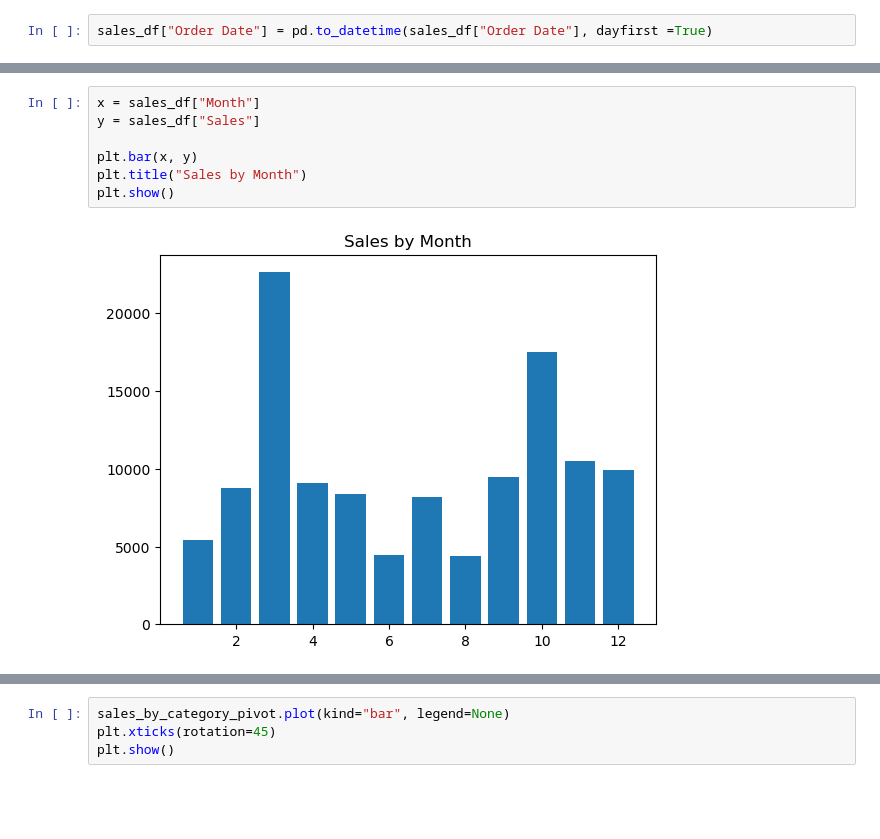
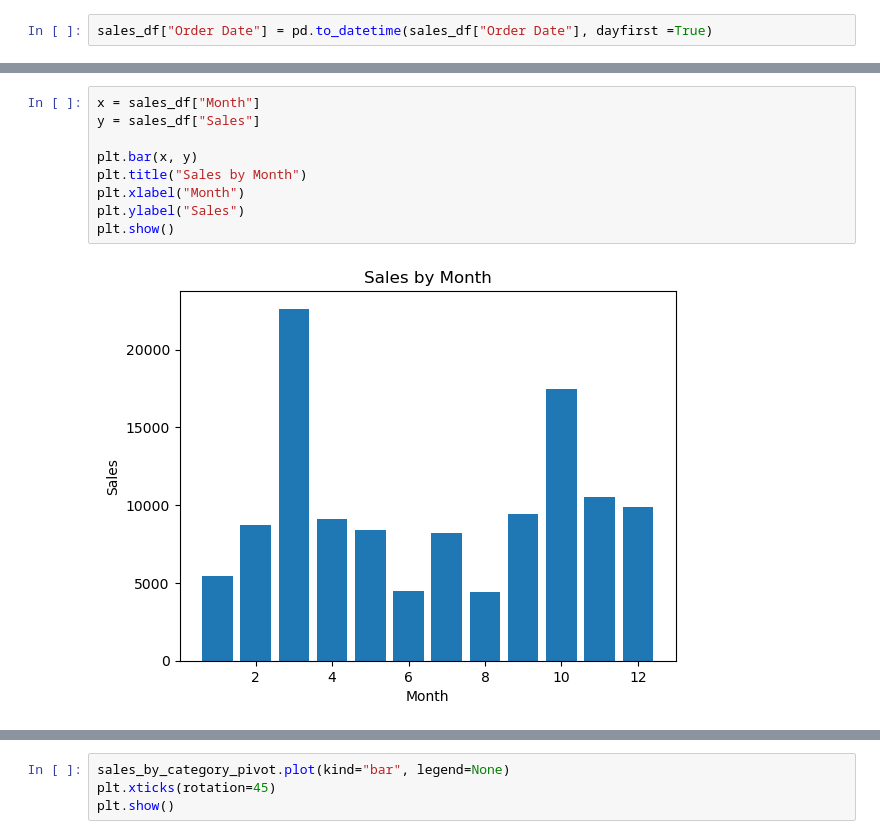
Before and after one commit to Czoperda/project-1, a Jupyter notebook: Sales Data-David.ipynb, the cells around one changed output, grey strips where cells are left out. Drawn from its saved outputs; the diff is of its cells as text; blank space fills up the shorter version.

```diff
--- a/Sales Data-David.ipynb
+++ b/Sales Data-David.ipynb
@@ -121,12 +121,14 @@ sales_df
 # %%
 x = sales_df["Month"]
 y = sales_df["Sales"]
 
 plt.bar(x, y)
 plt.title("Sales by Month")
+plt.xlabel("Month")
+plt.ylabel("Sales")
 plt.show()
 # %% [output]
-[figure, old version]
+[figure, new version]
 # %%
 sales_by_category = sales_df.groupby("Category").size().reset_index(name="count")
 sales_by_category
```
Also changed, not shown: parts of 7 cells of this notebook.
